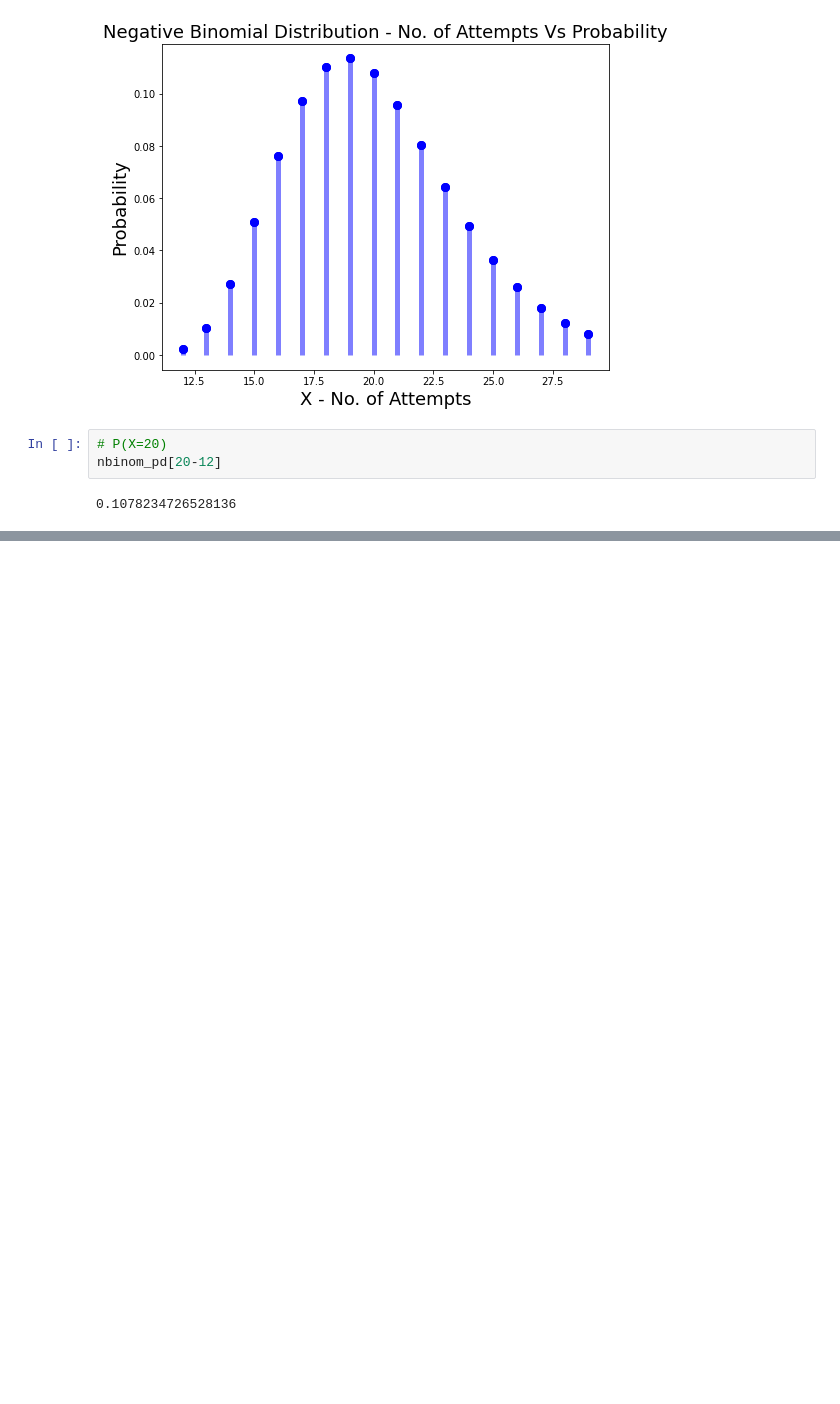
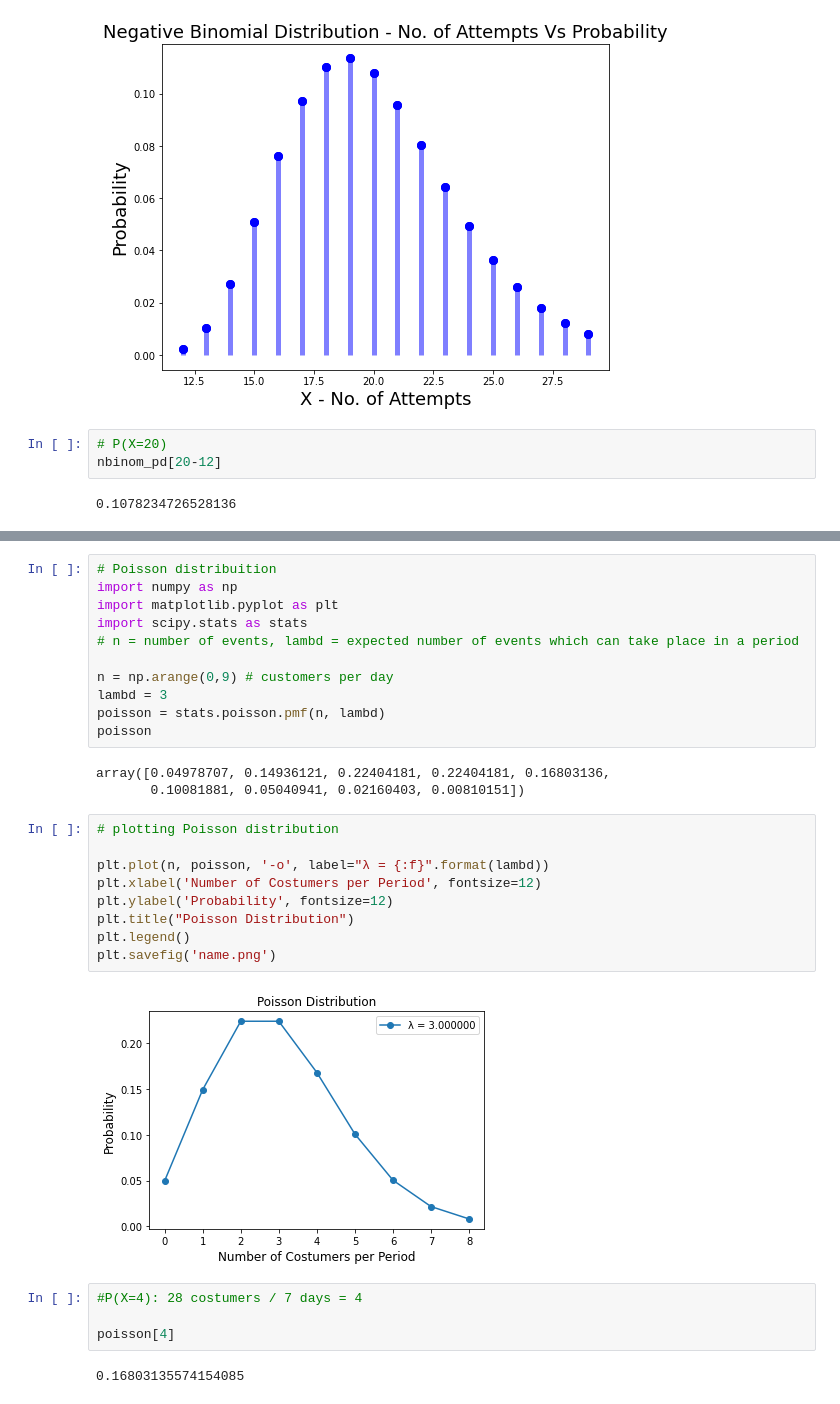
Before and after one commit to JoaoDiamantino/statistics_python, a Jupyter notebook: Statistics_I_USP.ipynb, the cells around one changed output, grey strips where cells are left out. Cells and saved outputs as stored; diff of their text form; blank space fills up the shorter version.

```diff
--- a/Statistics_I_USP.ipynb
+++ b/Statistics_I_USP.ipynb
@@ -341,0 +353,31 @@ nbinom_pd[20-12]
+# %%
+# Poisson distribuition
+import numpy as np
+import matplotlib.pyplot as plt
+import scipy.stats as stats
+# n = number of events, lambd = expected number of events which can take place in a period
+
+n = np.arange(0,9) # customers per day
+lambd = 3
+poisson = stats.poisson.pmf(n, lambd)
+poisson
+# %% [output]
+array([0.04978707, 0.14936121, 0.22404181, 0.22404181, 0.16803136,
+       0.10081881, 0.05040941, 0.02160403, 0.00810151])
+# %%
+# plotting Poisson distribution
+
+plt.plot(n, poisson, '-o', label="λ = {:f}".format(lambd))
+plt.xlabel('Number of Costumers per Period', fontsize=12)
+plt.ylabel('Probability', fontsize=12)
+plt.title("Poisson Distribution")
+plt.legend()
+plt.savefig('name.png')
+# %% [output]
+[figure, added]
+# %%
+#P(X=4): 28 costumers / 7 days = 4
+
+poisson[4]
+# %% [output]
+0.16803135574154085
```
Also changed, not shown: parts of 1 cell of this notebook.
